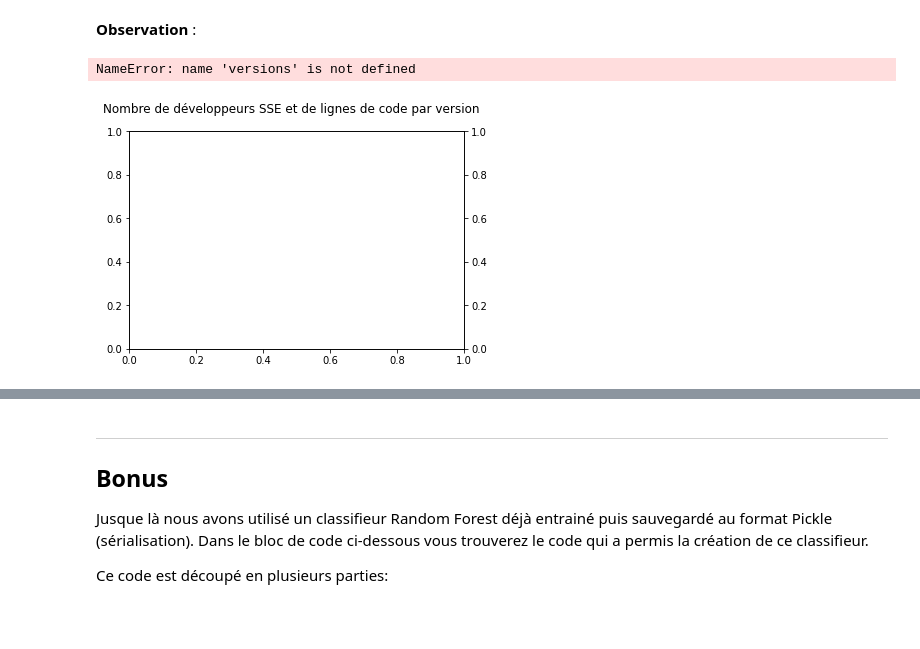
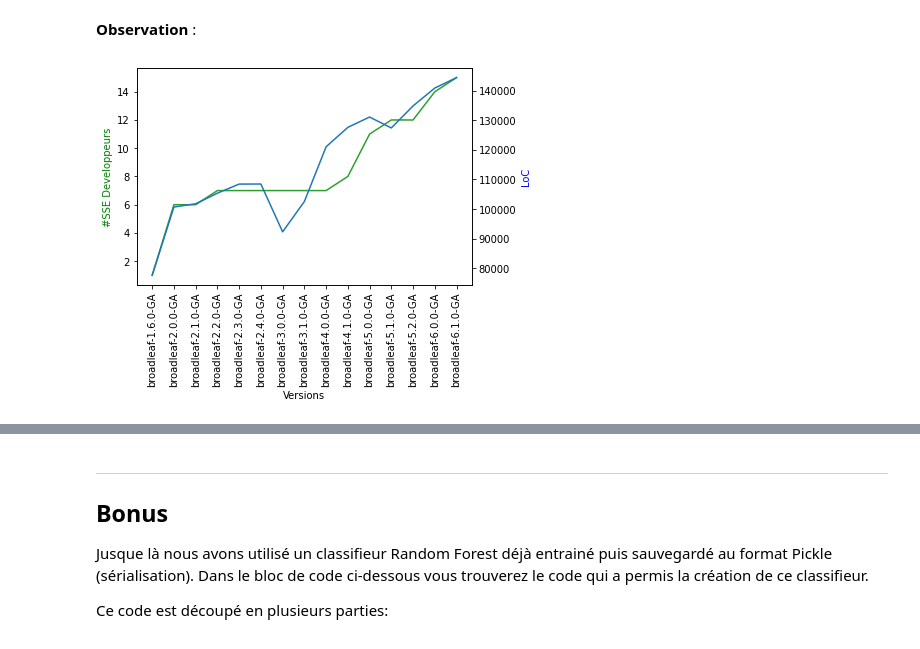
Before and after one commit to 1visible/TP-Master-MTP-GL-IA4GL, a Jupyter notebook: developers_classification.ipynb, the cells around one changed output, grey strips where cells are left out. Cells and saved outputs as stored; diff of their text form; code cells hidden in the pictures.

Commit message:
Final version

```diff
--- a/developers_classification.ipynb
+++ b/developers_classification.ipynb
@@ -198,15 +162,16 @@ L'étape suivante est d'extraire le nombre total de ligne de code pour chaque ve
 #Liste où ajouter les loc de chaque version
 loc_by_versions = []
 
-for file in sorted(os.listdir("." + os.sep + "ck_metrics")):
+files = sorted(os.listdir("." + os.sep + "ck_metrics"))
+
+for file in files:
     if file == "ck.jar":
         continue
-    nb_codelines = 0
-    df = pd.read_csv("." + os.sep + "ck_metrics" + os.sep + file)
-    codelines = df["loc"]
-    for i in codelines:
-        nb_codelines += i
-    loc_by_versions.append(nb_codelines)
+
+    dataframe = pd.read_csv("." + os.sep + "ck_metrics" + os.sep + file)
+
+    loc_by_versions.append(sum(dataframe["loc"]))
+
 print(loc_by_versions)
 # %% [output]
 [78450, 77640, 100686, 101778, 105371, 108435, 108459, 92314, 102533, 121023, 127584, 131071, 127385, 134819, 140862, 144383, 150338]
@@ -223,25 +188,27 @@ En traçant cette figure vous devriez observer une particularité commune aux de
 # %%
 fig, ax1 = plt.subplots()
 
 #Création d'un deuxième axe Y
 ax2 = ax1.twinx()
+loc_by_versions = loc_by_versions[1 : len(loc_by_versions)-1]
 
-del loc_by_versions[0]
-del loc_by_versions[len(loc_by_versions) - 1]
-fig.suptitle("Nombre de développeurs SSE et de lignes de code par version")
-ax1.plot(versions, dict_classified_dev["SSE"],'tab:orange')
-ax2.plot(versions, loc_by_versions,'tab:green')
+ax1.plot(versions, dict_classified_dev["SSE"], "tab:green")
+ax2.plot(versions, loc_by_versions, "tab:blue")
+
 for tick in ax1.get_xticklabels():
     tick.set_rotation(90)
-ax1.set_ylabel("Nombre de développeurs SSE")
-ax2.set_ylabel("Nombre de lignes de codes")
-ax2.set_xlabel("Version du projet")
-ax1.set_xlabel("Version du projet")
-plt.subplots_adjust(bottom=0.15)
+
+ax1.set_xlabel("Versions")
+
+ax1.set_ylabel("#SSE Developpeurs")
+ax1.yaxis.label.set_color("green")
+
+ax2.set_ylabel("LoC")
+ax2.yaxis.label.set_color("blue")
+
 plt.show()
 # %% [output]
-NameError: name 'versions' is not defined
-[figure, old version]
+[figure, new version]
 # %% [markdown]
 ## 5) Création d'un estimateur du nombre de développeurs expérimentés en fonction de la taille du projet (LoC)
 
```
Also changed, not shown: parts of 5 cells of this notebook, 2 other files.
